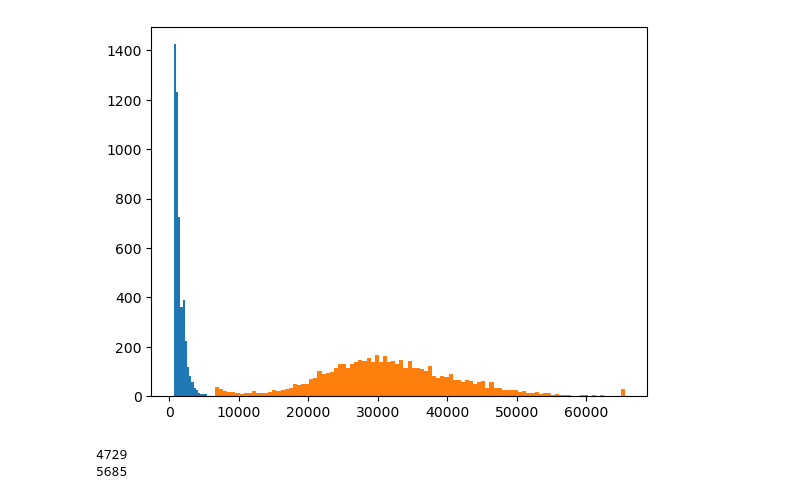
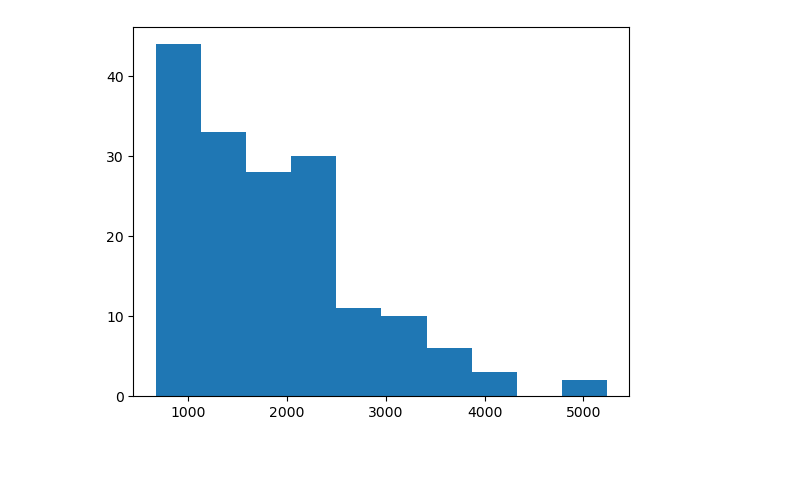
Before and after one commit to beliveau-lab/SABER-Spot-Quant, a Jupyter notebook: spot_detection.ipynb, the cells around one changed output. Saved outputs shown, nothing was run; the diff lists cells and outputs as text; code cells hidden in the pictures; blank space fills up the shorter version.

```diff
--- a/spot_detection.ipynb
+++ b/spot_detection.ipynb
@@ -51,20 +51,18 @@ for dataset in datasets:
             spots = feature.blob_log(s_max, threshold = 0.02, min_sigma=0.001, max_sigma=0.5, num_sigma=20)
         elif dataset == 'pSABER':
             spots = feature.blob_log(s_max, min_sigma=0.01, max_sigma=1, num_sigma=20)
-
         cnts = cv2.findContours(mask, cv2.RETR_EXTERNAL, cv2.CHAIN_APPROX_SIMPLE) # find contours (edges) of nuclear mask
         cnts = cnts[0] if len(cnts) == 2 else cnts[1]
         for c in cnts:
-            cv2.drawContours(bg,[c], -1, color=(5000,), thickness=1, lineType=16) # draw each contour on background image
-        #cv2.imwrite('plots/'+os.path.basename(file)+'_contours.bmp', bg) # write contour image to disk
+            cv2.drawContours(bg,[c], -1, color=(40000,), thickness=1, lineType=16) # draw each contour on background image
+        cv2.imwrite('plots/'+os.path.basename(file)+'_contours.bmp', bg) # write contour image to disk
         spots = [s for s in spots if mask[int(s[0])][int(s[1])] > 0] # filter spots that do not overlap a segmented nucleus (buffer?)
         for intensity in getSpotIntensities(spots,s_max):
-            spot_intensities[dataset].append(intensity)
-         # append detected spot intensities to array
+            spot_intensities[dataset].append(intensity) # append detected spot intensities to array
         _, mask = cv2.threshold(mask,0,256,cv2.THRESH_BINARY)
         mask = cv2.bitwise_not(mask)
-        #cv2.imwrite('plots/'+os.path.basename(file)+'_mask.png', mask)
-        #cv2.imwrite('plots/'+os.path.basename(file)+'_img.png', s_max)
+        cv2.imwrite('plots/'+os.path.basename(file)+'_mask.png', mask)
+        cv2.imwrite('plots/'+os.path.basename(file)+'_img.png', s_max)
         fig,ax = plt.subplots(1)
         ax.imshow(s_max)
         spots_list = [spots]
@@ -77,7 +75,7 @@ for dataset in datasets:
                 ax.add_patch(c)
 
         plt.tight_layout()
-        #plt.imshow(otsu_mask, cmap='gray')
+        plt.imshow(mask, cmap='gray')
         plt.imshow(spots_np, cmap='gray')
         #plt.savefig('plots/SABERexample.png')
         plt.show()
@@ -122,12 +95,5 @@ Using default values: prob_thresh=0.479071, nms_thresh=0.3.
 # %%
-plt.hist(spot_intensities['SABER'], bins=100)
-plt.hist(spot_intensities['pSABER'], bins=100)
+plt.hist(spot_intensities['SABER'])
 plt.show()
 # %% [output]
-[figure, old version]
+[figure, new version]
-# %%
-print(len(spot_intensities['SABER']))
-print(len(spot_intensities['pSABER']))
-# %% [output]
-4729
-5685
```
Also changed, not shown: parts of 2 cells of this notebook, 1 other file.
